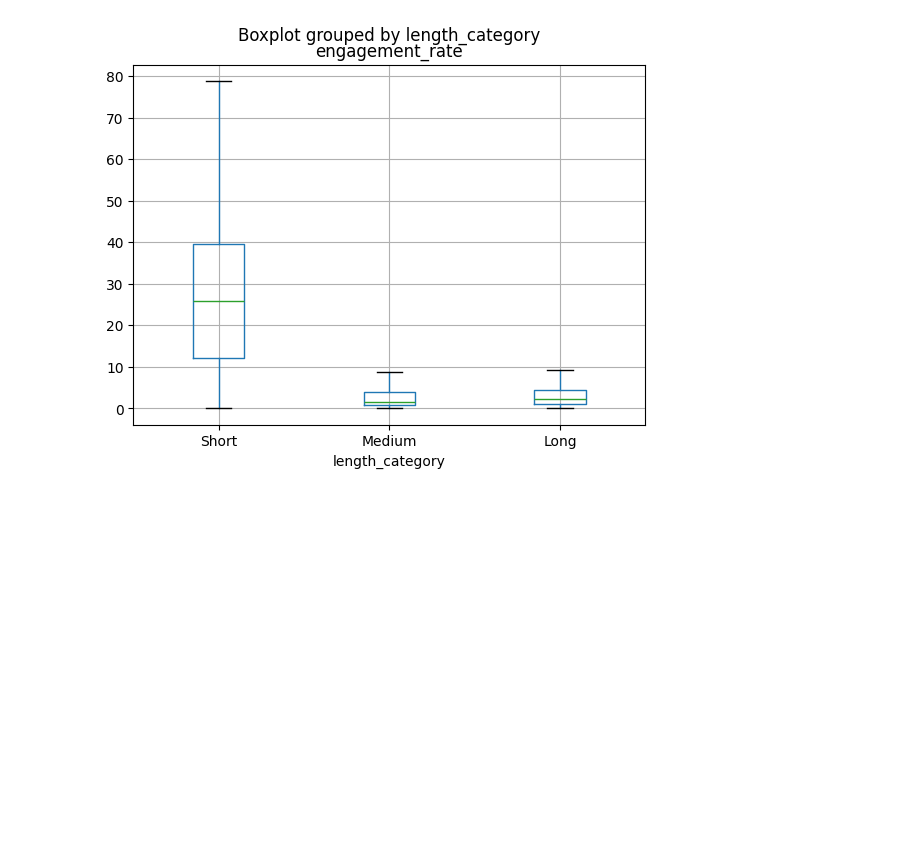
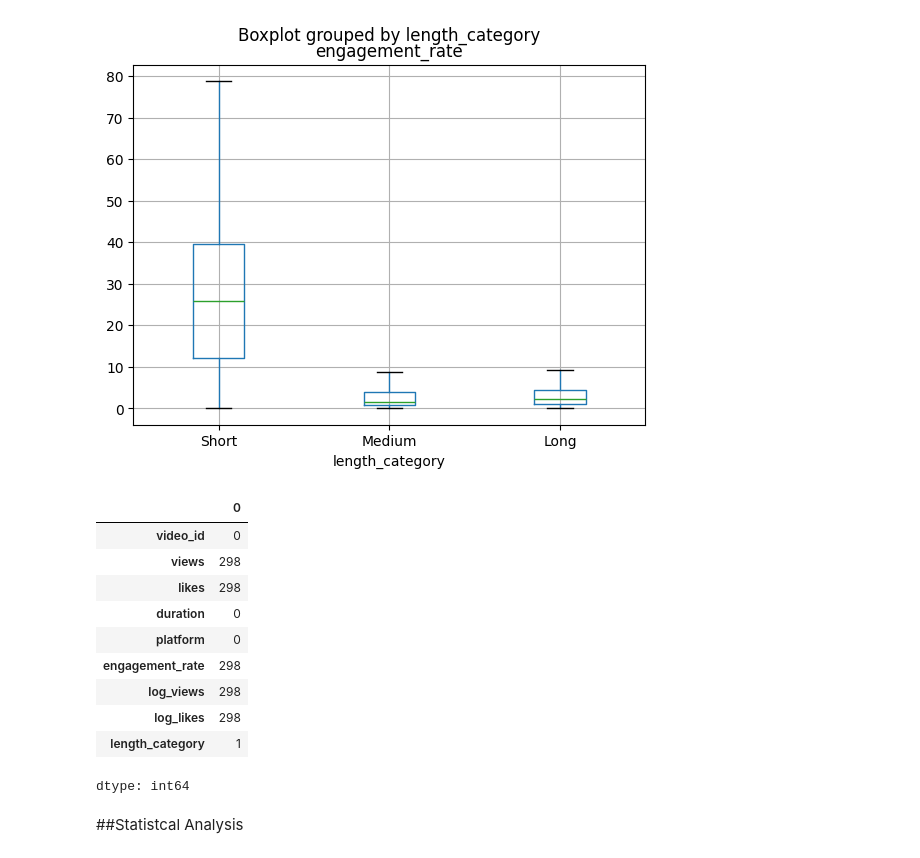
Before and after one commit to keil4ni/151r-proj, a Jupyter notebook: FINAL.ipynb, the cells around one changed output. Cells and saved outputs as stored; diff of their text form; code cells hidden in the pictures; blank space fills up the shorter version.

```diff
--- a/FINAL.ipynb
+++ b/FINAL.ipynb
@@ -282,3 +267,19 @@ combined.boxplot(
 # %% [output]
 <Axes: title={'center': 'engagement_rate'}, xlabel='length_category'>
 [figure]
+# %%
+combined.isna().sum()
+# %% [output]
+|  | 0 |
+| video_id | 0 |
+| views | 298 |
+| likes | 298 |
+| duration | 0 |
+| platform | 0 |
+| engagement_rate | 298 |
+| log_views | 298 |
+| log_likes | 298 |
+| length_category | 1 |
+dtype: int64
+# %% [markdown]
+##Statistcal Analysis
```
Also changed, not shown: parts of 25 cells of this notebook.
